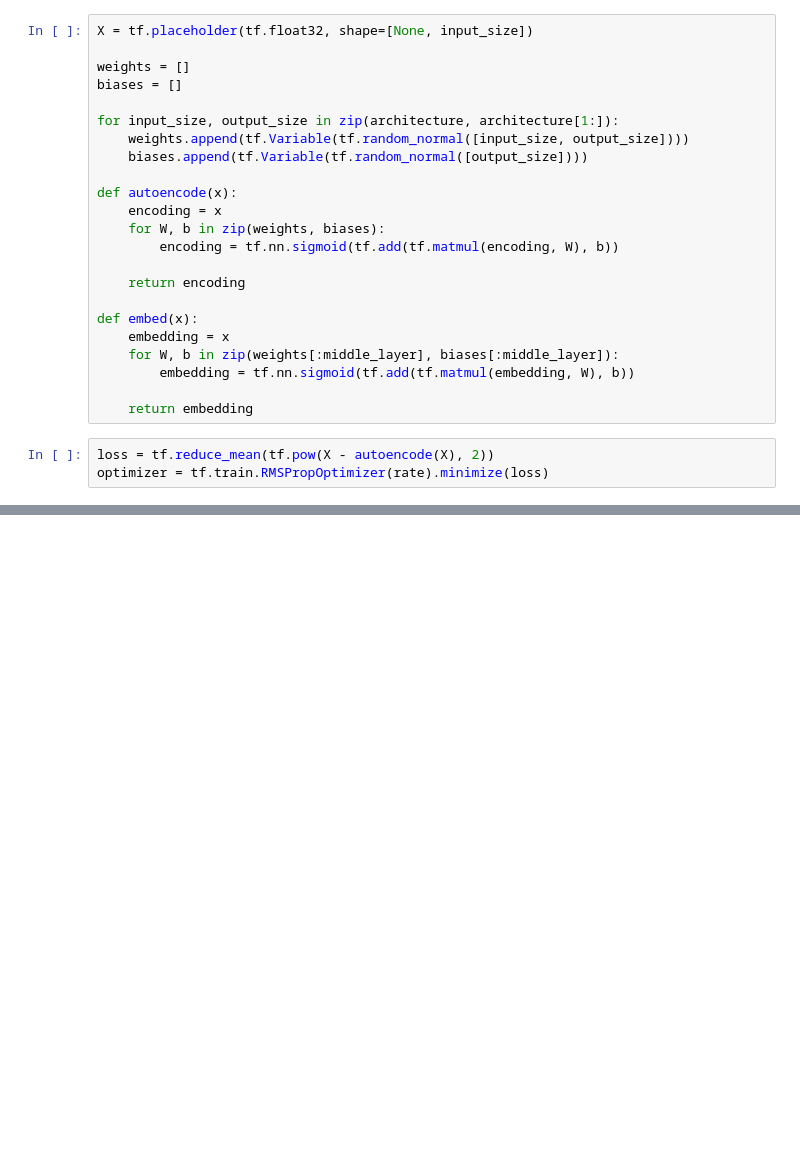
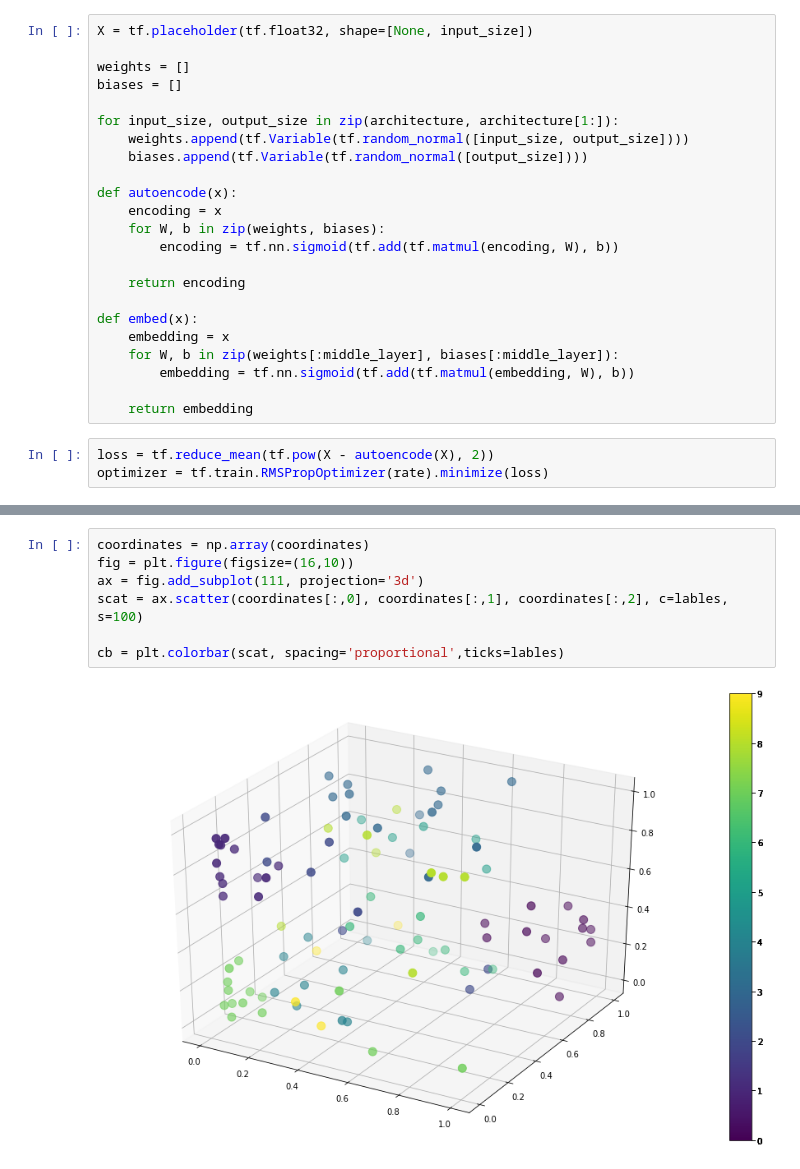
Before and after one commit to juanjoneri/SURP-2018, a Jupyter notebook: MNIST-autoencoder.ipynb, the cells around one changed output, grey strips where cells are left out. Saved outputs shown, nothing was run; the diff lists cells and outputs as text; blank space fills up the shorter version.

```diff
--- a/MNIST-autoencoder.ipynb
+++ b/MNIST-autoencoder.ipynb
@@ -89,0 +116,9 @@ for original, final in zip(originals, finals):
+# %%
+coordinates = np.array(coordinates)
+fig = plt.figure(figsize=(16,10))
+ax = fig.add_subplot(111, projection='3d')
+scat = ax.scatter(coordinates[:,0], coordinates[:,1], coordinates[:,2], c=lables, s=100)
+
+cb = plt.colorbar(scat, spacing='proportional',ticks=lables)
+# %% [output]
+[figure, added]
```
Also changed, not shown: parts of 7 cells of this notebook.
